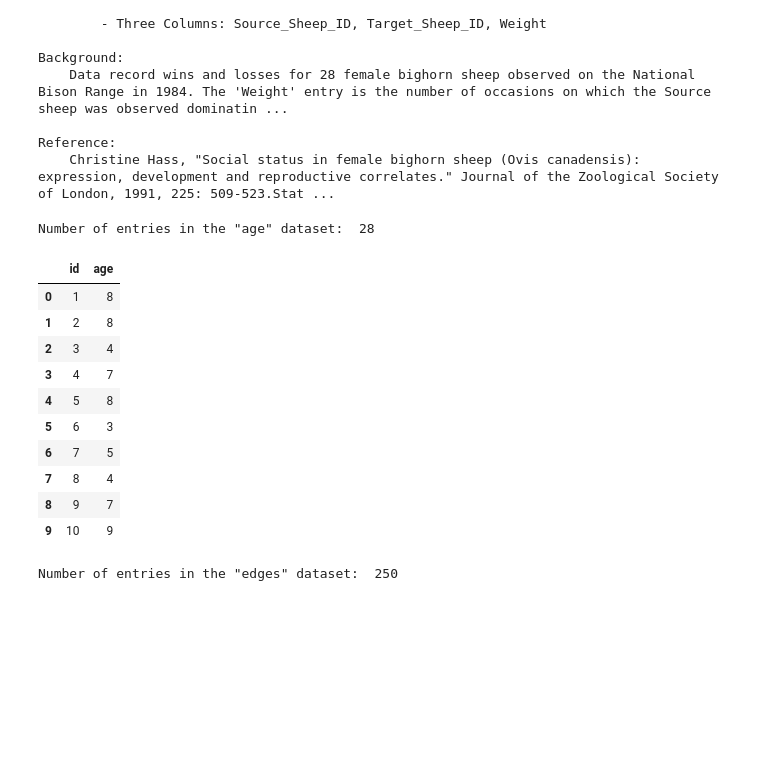
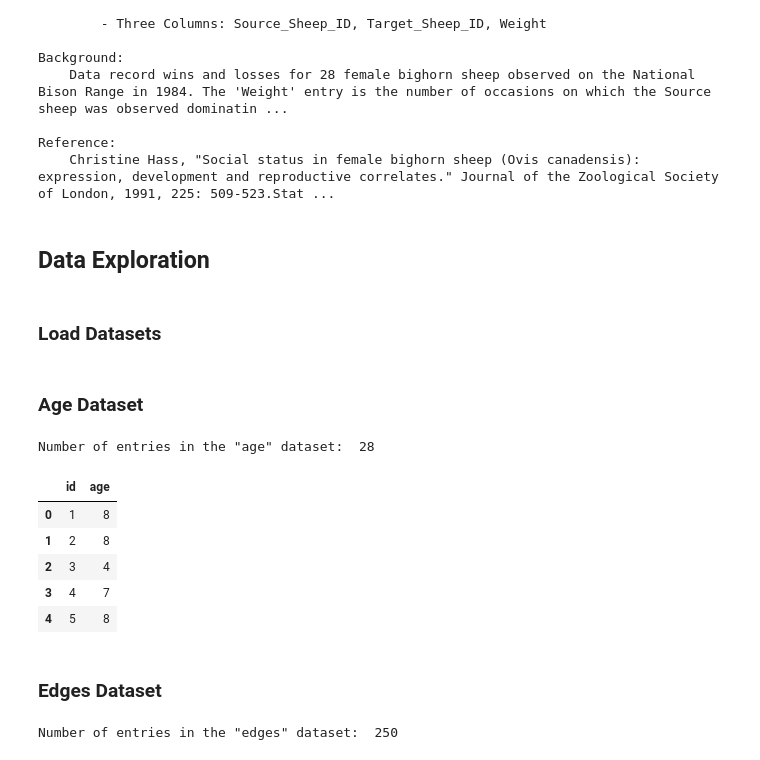
Before and after one commit to raulgiovannymartinez/Data-Visualization-DSE241, a Jupyter notebook: Exercise 4/Exercise4.ipynb, the cells around one changed output. Saved outputs shown, nothing was run; the diff lists cells and outputs as text; code cells hidden in the pictures; blank space fills up the shorter version.

```diff
--- a/Exercise 4/Exercise4.ipynb
+++ b/Exercise 4/Exercise4.ipynb
@@ -36,25 +37,28 @@ Background:
 
 Reference:
     Christine Hass, "Social status in female bighorn sheep (Ovis canadensis): expression, development and reproductive correlates." Journal of the Zoological Society of London, 1991, 225: 509-523.Stat ...
+# %% [markdown]
+## Data Exploration
+# %% [markdown]
+### Load Datasets
 # %%
 age_df = pd.read_csv('Data/sheep_data/sheep_age.csv')
 edges_df = pd.read_csv('Data/sheep_data/sheep_edges.csv')
+# %% [markdown]
+### Age Dataset
 # %%
 print('Number of entries in the "age" dataset: ',len(age_df))
-age_df.head(10)
+age_df.head()
 # %% [output]
 Number of entries in the "age" dataset:  28
 |  | id | age |
 | 0 | 1 | 8 |
 | 1 | 2 | 8 |
 | 2 | 3 | 4 |
 | 3 | 4 | 7 |
 | 4 | 5 | 8 |
-| 5 | 6 | 3 |
-| 6 | 7 | 5 |
-| 7 | 8 | 4 |
-| 8 | 9 | 7 |
-| 9 | 10 | 9 |
+# %% [markdown]
+### Edges Dataset
 # %%
 print('Number of entries in the "edges" dataset: ',len(edges_df))
 edges_df.head()
```
Also changed, not shown: parts of 20 cells of this notebook, 3 other files.
